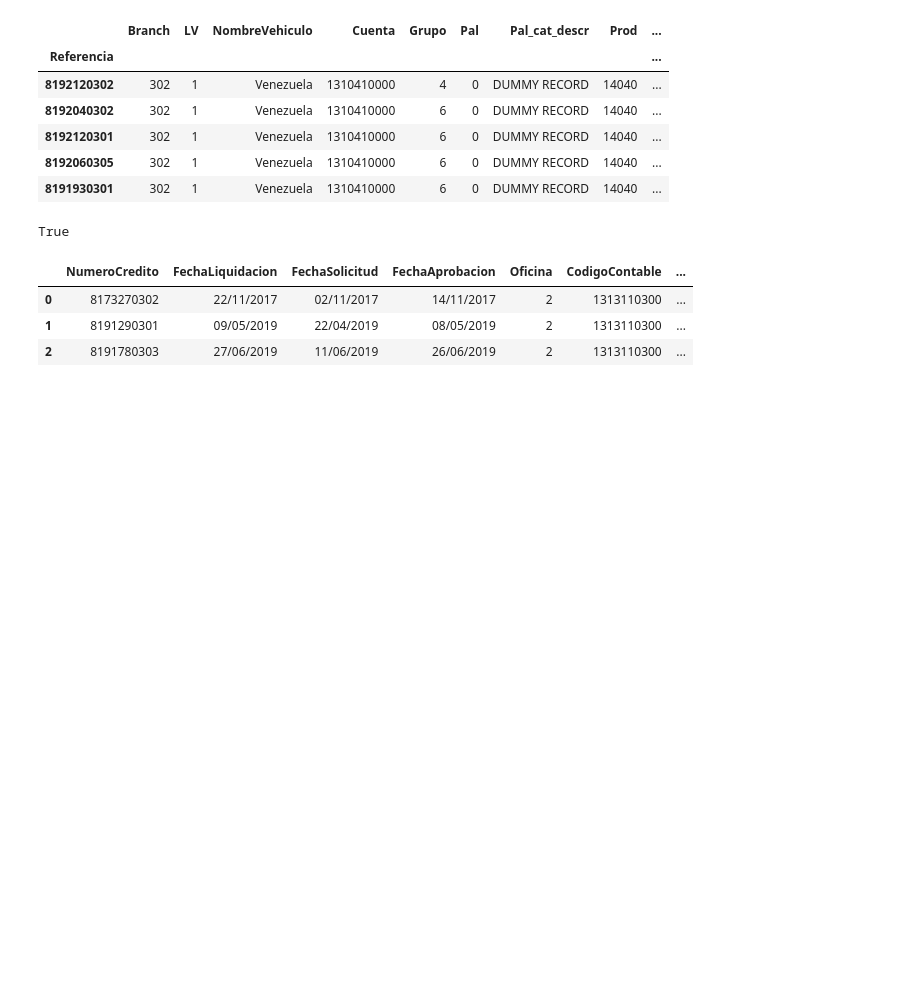
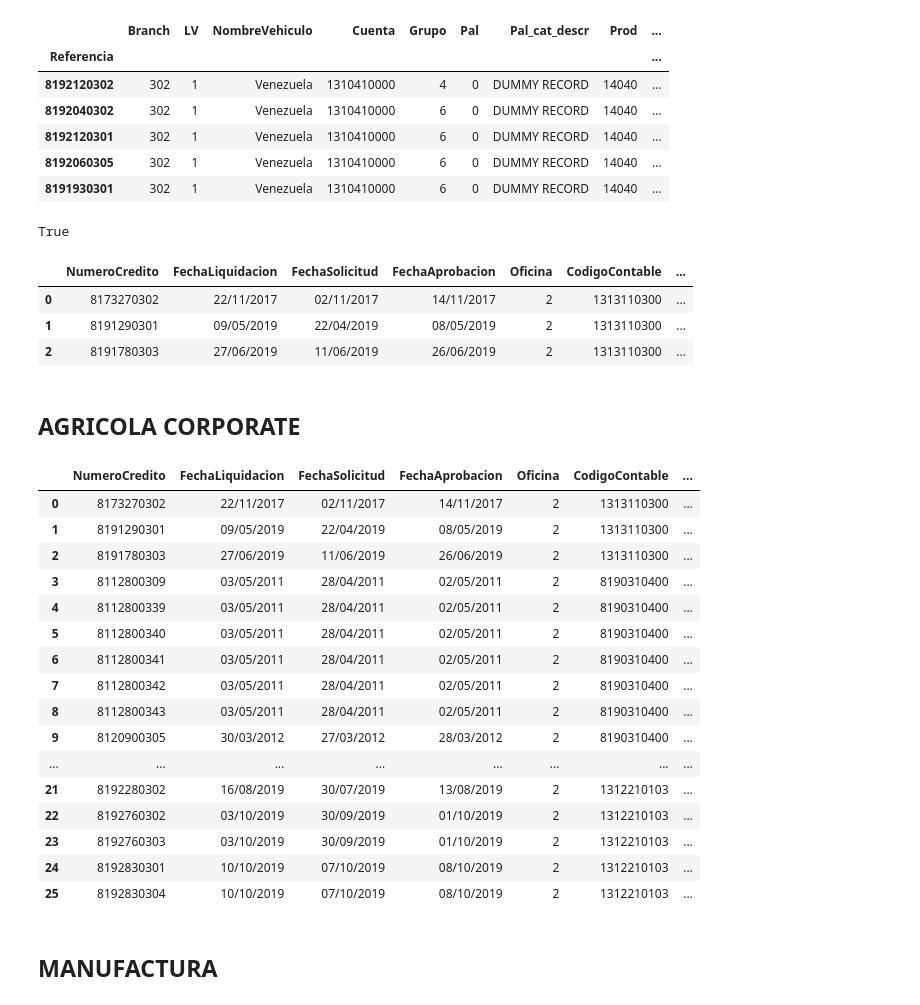
Before and after one commit to BAXTOR95/at-lrr, a Jupyter notebook: backend/app/jupyter_notebooks/AT04.ipynb, the cells around one changed output. Drawn from its saved outputs; the diff is of its cells as text; code cells hidden in the pictures; blank space fills up the shorter version.

```diff
--- a/backend/app/jupyter_notebooks/AT04.ipynb
+++ b/backend/app/jupyter_notebooks/AT04.ipynb
@@ -745,11 +754,11 @@ at04_df = at04_df.append([pd.DataFrame({
     'NaturalezaCliente': cd_df.iloc[i]['NATURALEZA_CLIENTE'],
     'TipoCliente': cd_df.iloc[i]['TIPO_CLIENTE'],
     'IdentificacionCliente': str(cd_df.iloc[i]['NUM_CLIENTE'])[-9:],
-    'Nombre_RazonSocial': str(cd_df.iloc[i]['NATURALEZA_CLIENTE']).strip(),
+    'Nombre_RazonSocial': str(cd_df.iloc[i]['NOMBRE_CLIENTE']).strip(),
     'Genero': 3 if cd_df.iloc[i]['GENERO'] not in [0, 1, 2] else cd_df.iloc[i]['GENERO'],
     'TipoClienteRIF': cd_df.iloc[i]['TIPO_CLIENTE'],
     'IdentificacionTipoClienteRIF': str(cd_df.iloc[i]['NUM_CLIENTE'])[-9:],
-    'ActividadCliente': get_actividad_cliente(cd_df.iloc[i]['NUM_CREDITO'], 'ICG'),
+    'ActividadCliente': get_actividad_cliente(cd_df.iloc[i]['NUM_CREDITO'], 'ICG', 'XXX'),
     'PaisNacionalidad': 'VE' if str(cd_df.iloc[i]['TIPO_CLIENTE']).upper() in ['V', 'J', 'G'] else 'XX',
     'DomicilioFiscal': get_domicilio_fiscal(cd_df.iloc[i]['NUM_CREDITO'], 'ICG'),
     'ClienteNuevo': cd_df.iloc[i]['CLIENTE_NUEVO'],
@@ -800,13 +809,13 @@ at04_df = at04_df.append([pd.DataFrame({
     'TipoGarantiaPrincipal': cd_df.iloc[i]['TIPO_GARANTIA_PRINCIPAL'],
     'NumeroCuotas': cd_df.iloc[i]['NUM_CUOTAS'],
     'NumeroCuotasVencidas': cd_df.iloc[i]['NUM_CUOTAS_VENCIDAS'],
-    'MontoVencido30dias': cd_df.iloc[i]['MONTO_VENCIDO_30_DIAS'] or 0.00,
-    'MontoVencido60dias': cd_df.iloc[i]['MONTO_VENCIDO_60_DIAS'] or 0.00,
-    'MontoVencido90dias': cd_df.iloc[i]['MONTO_VENCIDO_90_DIAS'] or 0.00,
-    'MontoVencido120dias': cd_df.iloc[i]['MONTO_VENCIDO_120_DIAS'] or 0.00,
-    'MontoVencido180dias': cd_df.iloc[i]['MONTO_VENCIDO_180_DIAS'] or 0.00,
-    'MontoVencidoUnAno': cd_df.iloc[i]['MONTO_VENCIDO_ANUAL'] or 0.00,
-    'MontoVencidoMasUnAno': cd_df.iloc[i]['MONTO_VENCIDO_MAYOR_ANUAL'] or 0.00,
+    'MontoVencido30dias': is_nan(cd_df.iloc[i]['MONTO_VENCIDO_30_DIAS'], 0.00),
+    'MontoVencido60dias': is_nan(cd_df.iloc[i]['MONTO_VENCIDO_60_DIAS'], 0.00),
+    'MontoVencido90dias': is_nan(cd_df.iloc[i]['MONTO_VENCIDO_90_DIAS'], 0.00),
+    'MontoVencido120dias': is_nan(cd_df.iloc[i]['MONTO_VENCIDO_120_DIAS'], 0.00),
+    'MontoVencido180dias': is_nan(cd_df.iloc[i]['MONTO_VENCIDO_180_DIAS'], 0.00),
+    'MontoVencidoUnAno': is_nan(cd_df.iloc[i]['MONTO_VENCIDO_ANUAL'], 0.00),
+    'MontoVencidoMasUnAno': is_nan(cd_df.iloc[i]['MONTO_VENCIDO_MAYOR_ANUAL'], 0.00),
     'MontoVencer30dias': get_monto_vencer(cd_df.iloc[i]['NUM_CREDITO'], 'ICG', 30),
     'MontoVencer60dias': get_monto_vencer(cd_df.iloc[i]['NUM_CREDITO'], 'ICG', 60),
     'MontoVencer90dias': get_monto_vencer(cd_df.iloc[i]['NUM_CREDITO'], 'ICG', 90),
@@ -898,3 +907,5 @@ test[labels]
 | 0 | 8173270302 | 22/11/2017 | 02/11/2017 | 14/11/2017 | 2 | 1313110300 | ... |
 | 1 | 8191290301 | 09/05/2019 | 22/04/2019 | 08/05/2019 | 2 | 1313110300 | ... |
 | 2 | 8191780303 | 27/06/2019 | 11/06/2019 | 26/06/2019 | 2 | 1313110300 | ... |
+# %% [markdown]
+## AGRICOLA CORPORATE
@@ -900,0 +1079,22 @@ test[labels]
+# %%
+at04_df[labels]
+# %% [output]
+|  | NumeroCredito | FechaLiquidacion | FechaSolicitud | FechaAprobacion | Oficina | CodigoContable | ... |
+| 0 | 8173270302 | 22/11/2017 | 02/11/2017 | 14/11/2017 | 2 | 1313110300 | ... |
+| 1 | 8191290301 | 09/05/2019 | 22/04/2019 | 08/05/2019 | 2 | 1313110300 | ... |
+| 2 | 8191780303 | 27/06/2019 | 11/06/2019 | 26/06/2019 | 2 | 1313110300 | ... |
+| 3 | 8112800309 | 03/05/2011 | 28/04/2011 | 02/05/2011 | 2 | 8190310400 | ... |
+| 4 | 8112800339 | 03/05/2011 | 28/04/2011 | 02/05/2011 | 2 | 8190310400 | ... |
+| 5 | 8112800340 | 03/05/2011 | 28/04/2011 | 02/05/2011 | 2 | 8190310400 | ... |
+| 6 | 8112800341 | 03/05/2011 | 28/04/2011 | 02/05/2011 | 2 | 8190310400 | ... |
+| 7 | 8112800342 | 03/05/2011 | 28/04/2011 | 02/05/2011 | 2 | 8190310400 | ... |
+| 8 | 8112800343 | 03/05/2011 | 28/04/2011 | 02/05/2011 | 2 | 8190310400 | ... |
+| 9 | 8120900305 | 30/03/2012 | 27/03/2012 | 28/03/2012 | 2 | 8190310400 | ... |
+| ... | ... | ... | ... | ... | ... | ... | ... |
+| 21 | 8192280302 | 16/08/2019 | 30/07/2019 | 13/08/2019 | 2 | 1312210103 | ... |
+| 22 | 8192760302 | 03/10/2019 | 30/09/2019 | 01/10/2019 | 2 | 1312210103 | ... |
+| 23 | 8192760303 | 03/10/2019 | 30/09/2019 | 01/10/2019 | 2 | 1312210103 | ... |
+| 24 | 8192830301 | 10/10/2019 | 07/10/2019 | 08/10/2019 | 2 | 1312210103 | ... |
+| 25 | 8192830304 | 10/10/2019 | 07/10/2019 | 08/10/2019 | 2 | 1312210103 | ... |
+# %% [markdown]
+## MANUFACTURA
```
Also changed, not shown: parts of 13 cells of this notebook, 1 other file.
